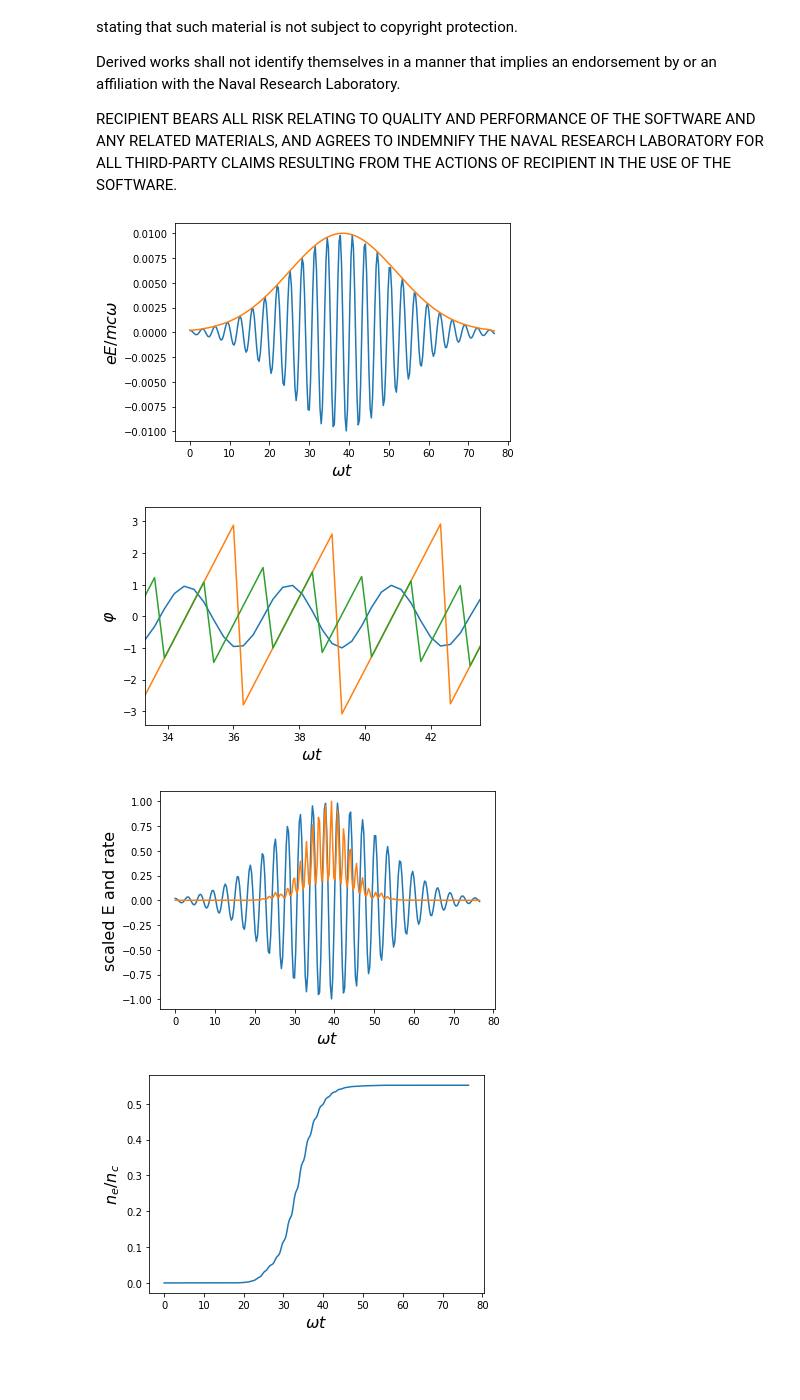
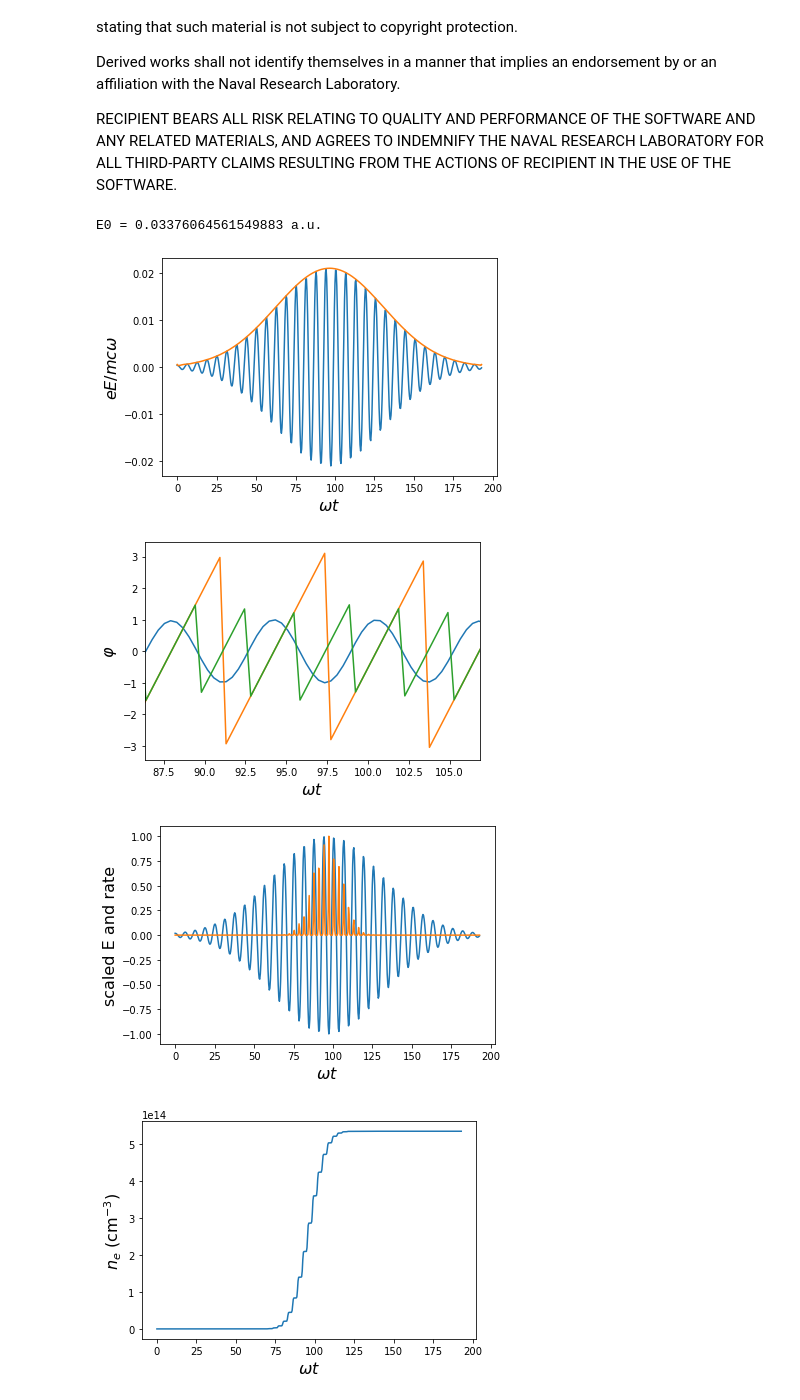
Before and after one commit to USNavalResearchLaboratory/SeaRay, a Jupyter notebook: ionization-explorer.ipynb, the cells around one changed output. Cells and saved outputs as stored; diff of their text form; code cells hidden in the pictures; blank space fills up the shorter version.

```diff
--- a/ionization-explorer.ipynb
+++ b/ionization-explorer.ipynb
@@ -22,32 +22,38 @@ import scipy.optimize
 from scipy import constants as C
 import input_tools
 # %%
-mks_length = 0.8e-6/(2*np.pi)
+mks_length = 3.9e-6/(2*np.pi)
 helper = input_tools.InputHelper(mks_length)
 dnum = helper.dnum
-dt = 0.3
-terms = 10
-Z = 1.0
-w0 = 2.0
-ionizer = ionization.YI(mks_length,w0,dnum('13.6 eV'),Z,dnum('1e21 cm-3'),terms,False)
+terms = 40
+Z = 0.53
+w0 = 1.0
+Uion = dnum('12.1 eV')
+dens = dnum('5.4e18 cm-3')
+ionizer = ionization.YI(mks_length,w0,Uion,Z,dens,terms,False)
 # %%
-Nt = 256
+intensity = dnum('4e13 W/cm2')
+tau_L = dnum('100 fs')
+time_window = dnum('400 fs')
+Nt = 512
 Nx = 4
 Ny = 4
-E0 = 1e-2
-t0 = Nt*dt/2
-tau_L = Nt*dt/4
+E0 = (2*intensity)**0.5
+print('E0 =',ionizer.field_sim_to_au(E0),'a.u.')
+dt = time_window/Nt
+t0 = time_window/2
 t = np.einsum('i,j,k',np.linspace(0,(Nt-1)*dt,Nt),np.ones(Nx),np.ones(Ny))
 EField = E0*np.exp(-(t-t0)**2/tau_L**2)*np.cos(w0*t)
-EField += 0.0*E0*np.exp(-(t-t0)**2/tau_L**2)*np.cos(2*w0*t+np.pi/2)
 amp,phase,w0 = ionizer.ExtractEikonalForm(EField,dt)
+# %% [output]
+E0 = 0.03376064561549883 a.u.
 # %%
 plt.plot(t[:,0,0],EField[:,0,0],t[:,0,0],amp[:,0,0])
 plt.xlabel(r'$\omega t$',fontsize=16)
 plt.ylabel(r'$eE/mc\omega$',fontsize=16)
 plt.show()
 # %% [output]
-[figure, old version]
+[figure, new version]
 # %%
 wrapped = phase[:,0,0]%(2*np.pi)
 wrapped[np.where(wrapped>np.pi)] -= 2*np.pi
@@ -58,7 +64,7 @@ plt.xlabel(r'$\omega t$',fontsize=16)
 plt.ylabel(r'$\varphi$',fontsize=16)
 plt.show()
 # %% [output]
-[figure, old version]
+[figure, new version]
 # %%
 rate = ionizer.Rate(EField,False,dt)
 plt.plot(t[:,0,0],EField[:,0,0]/E0,t[:,0,0],rate[:,0,0]/np.max(rate))
@@ -66,15 +72,15 @@ plt.xlabel(r'$\omega t$',fontsize=16)
 plt.ylabel(r'scaled E and rate',fontsize=16)
 plt.show()
 # %% [output]
-[figure, old version]
+[figure, new version]
 # %%
 ng = np.ones(EField.shape[1:])
 ne = ionizer.GetPlasmaDensity(rate,ng,dt)[::-1]
-plt.plot(t[:,0,0],ne[:,0,0])
+plt.plot(t[:,0,0],1e-6*helper.n1*ne[:,0,0])
 plt.xlabel(r'$\omega t$',fontsize=16)
-plt.ylabel(r'$n_e/n_c$',fontsize=16)
+plt.ylabel(r'$n_e$ (cm$^{-3}$)',fontsize=16)
 plt.show()
 # %% [output]
-[figure, old version]
+[figure, new version]
 # %%
 # Examine (non)convergence of PPT expansion
```
Also changed, not shown: parts of 4 cells of this notebook, 12 other files.
